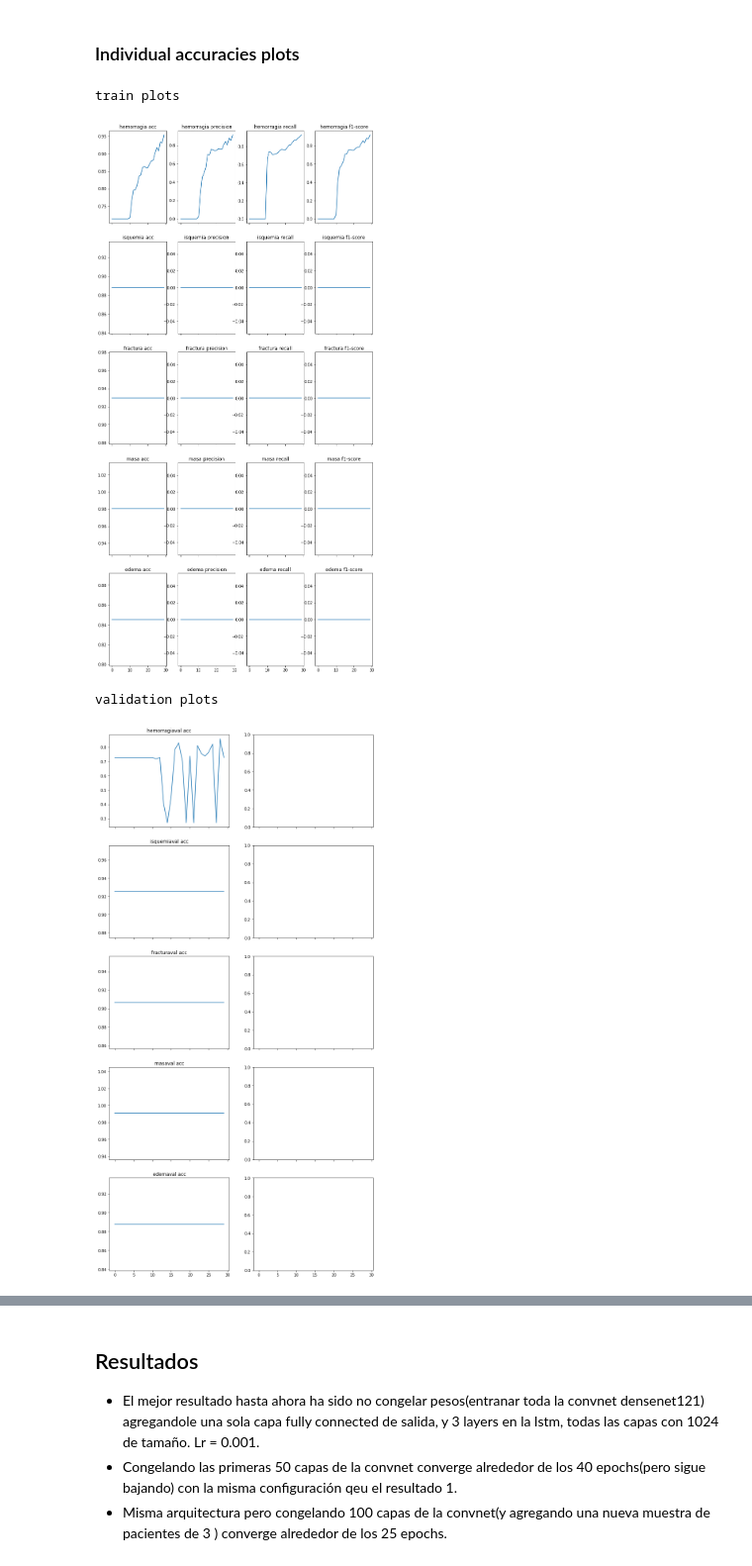
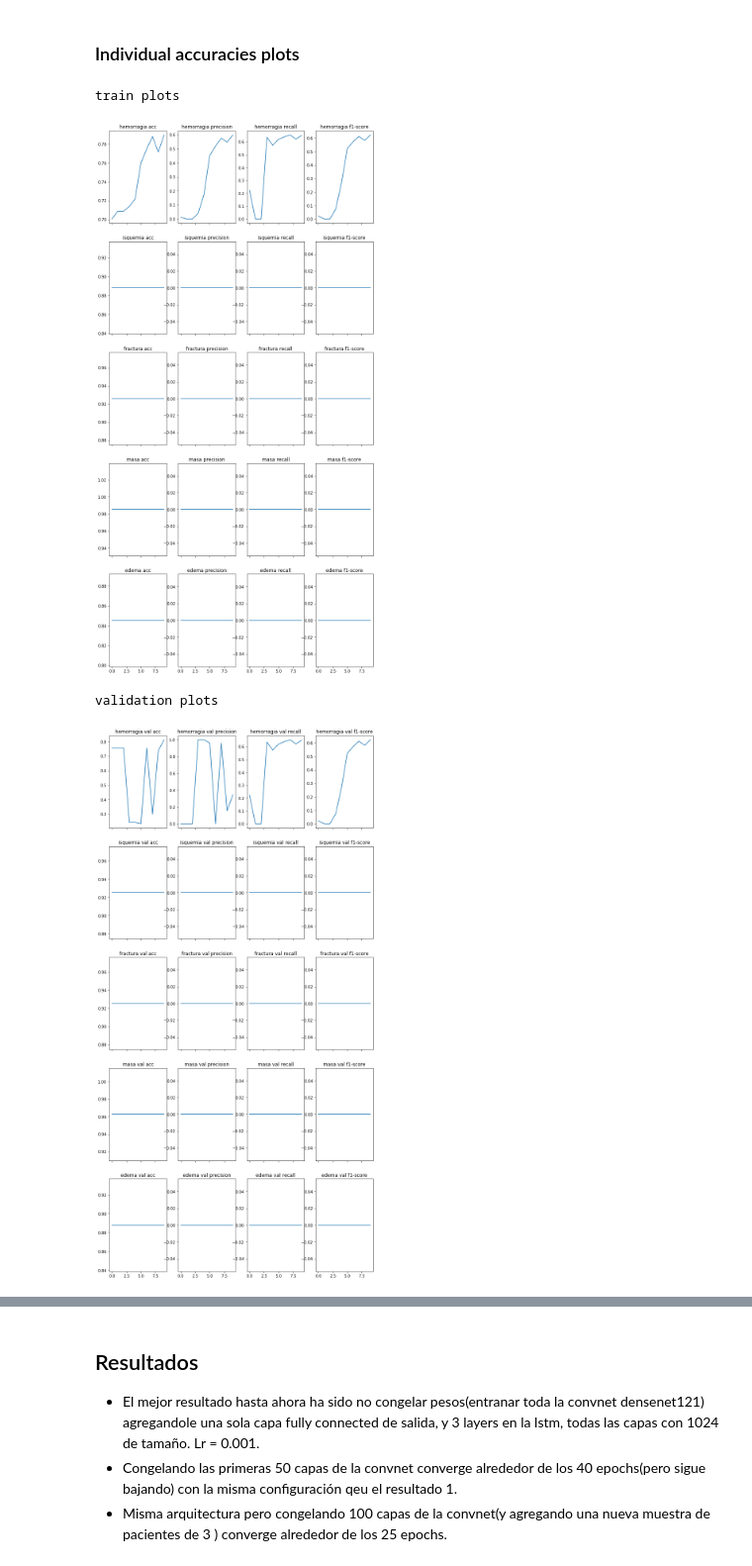
Before and after one commit to llealgt/postgrado_especializacion_investigacion_cientifica, a Jupyter notebook: proyecto/codigo/prototipos.ipynb, the cells around one changed output, grey strips where cells are left out. Shown at 99% size. Saved outputs shown, nothing was run; the diff lists cells and outputs as text; code cells hidden in the pictures.

Commit message:
Added random rotation and validation metrics charts

```diff
--- a/proyecto/codigo/prototipos.ipynb
+++ b/proyecto/codigo/prototipos.ipynb
@@ -560,12 +569,16 @@ optimizer = optim.Adam(model.parameters(),lr=0.00030)
 total_accuracies  = []
 val_total_accuracies  = []
 total_f1_accuracies = []
+val_total_f1_accuracies = []
 total_losses = []
 individual_accuracies = []
 val_individual_accuracies = []
 individual_f1_accuracies = []
+val_individual_f1_accuracies = []
 # %%
 individual_precisions = []
+val_individual_precisions = []
 individual_recalls = []
+val_individual_recalls = []
 # %%
-EPOCHS = 30
+EPOCHS = 10
@@ -752,7 +765,7 @@ for epoch in range(EPOCHS):
             imagen_paciente =  np.expand_dims(imagenes_paciente[indice],2)
             imagen_paciente =  np.repeat(imagen_paciente,3,axis=2)
 
-            tensor_imagen_paciente =  train_data_transforms(imagen_paciente).unsqueeze(0).to(device)
+            tensor_imagen_paciente =  val_data_transforms(imagen_paciente).unsqueeze(0).to(device)
 
 
             #print("Alimentando paciente {} e imagen {} al modelo".format(paciente,indice),imagen_paciente.shape)
@@ -770,14 +783,27 @@ for epoch in range(EPOCHS):
         val_real_values.append(vector_diagnostico_paciente[0])
 
 
-    accuracies,average_accuracy = calc_score(np.array(val_predictions),np.array(val_real_values),accuracy_score)
-    val_total_accuracies.append(average_accuracy)
-    val_individual_accuracies.append(accuracies)
-    print("Epoch {}: individual accs:[{}] avg accuracy {} loss:{}".format(epoch,accuracies,average_accuracy,epoch_avg_loss))
+    val_accuracies,val_average_accuracy = calc_score(np.array(val_predictions),np.array(val_real_values),accuracy_score)
+    val_precision_accs,val_average_prec_acc = calc_score(np.array(val_predictions),np.array(val_real_values),precision_score)
+    val_recall_accs,val_average_recall_acc = calc_score(np.array(epoch_predictions),np.array(epoch_real_values),recall_score)
+    val_f1_accs,val_average_f1_acc = calc_score(np.array(epoch_predictions),np.array(epoch_real_values),f1_score)
+
+    val_total_accuracies.append(val_average_accuracy)
+    val_individual_accuracies.append(val_accuracies)
+    val_individual_precisions.append(val_precision_accs)
+    val_individual_recalls.append(val_recall_accs)
+    val_individual_f1_accuracies.append(val_f1_accs)
+    print("Epoch {}:individual accs:[{}] avg accuracy {:.3f} loss:{:.3f} avg val acc:{:.3f}".format(epoch,
+                                                                                                        np.around(accuracies,decimals=3),
+                                                                                                        average_accuracy,epoch_avg_loss,
+                                                                                                        val_average_accuracy))
 
 individual_accuracies_tensor = np.asarray(individual_accuracies)
 val_individual_accuracies_tensor = np.asarray(val_individual_accuracies)
 individual_precisions_tensor = np.asarray(individual_precisions)
 individual_recalls_tensor = np.asarray(individual_recalls)
 individual_f1_accuracies_tensor = np.asarray(individual_f1_accuracies)
+val_individual_precisions_tensor = np.asarray(val_individual_precisions)
+val_individual_recalls_tensor = np.asarray(val_individual_recalls)
+val_individual_f1_accuracies_tensor = np.asarray(val_individual_f1_accuracies)
 # %% [output]
@@ -845,40 +853,40 @@ print("train plots")
 for i in range(number_of_plots):
     plots[i,0].plot(individual_accuracies_tensor[:,i])
     plots[i,0].set_title(nombres_diagnosticos[i]+ " acc")
 
     plots[i,1].plot(individual_precisions_tensor[:,i])
     plots[i,1].set_title(nombres_diagnosticos[i]+" precision")
 
     plots[i,2].plot(individual_recalls_tensor[:,i])
     plots[i,2].set_title(nombres_diagnosticos[i]+" recall")
 
     plots[i,3].plot(individual_f1_accuracies_tensor[:,i])
     plots[i,3].set_title(nombres_diagnosticos[i]+" f1-score")
 
 
 plt.show()
 print("validation plots")
 number_of_plots =  individual_accuracies_tensor.shape[1]
-f,plots = plt.subplots(number_of_plots,2,sharex=True,figsize= (12,25))
+f,plots = plt.subplots(number_of_plots,4,sharex=True,figsize= (12,25))
 
 for i in range(number_of_plots):
     plots[i,0].plot(val_individual_accuracies_tensor[:,i])
-    plots[i,0].set_title(nombres_diagnosticos[i]+ "val acc")
+    plots[i,0].set_title(nombres_diagnosticos[i]+ " val acc")
 
-    #plots[i,1].plot(individual_precisions_tensor[:,i])
-    #plots[i,1].set_title(nombres_diagnosticos[i]+" precision")
+    plots[i,1].plot(val_individual_precisions_tensor[:,i])
+    plots[i,1].set_title(nombres_diagnosticos[i]+" val precision")
 
-    #plots[i,2].plot(individual_recalls_tensor[:,i])
-    #plots[i,2].set_title(nombres_diagnosticos[i]+" recall")
+    plots[i,2].plot(val_individual_recalls_tensor[:,i])
+    plots[i,2].set_title(nombres_diagnosticos[i]+" val recall")
 
-    #plots[i,3].plot(individual_f1_accuracies_tensor[:,i])
-    #plots[i,3].set_title(nombres_diagnosticos[i]+" f1-score")
+    plots[i,3].plot(val_individual_f1_accuracies_tensor[:,i])
+    plots[i,3].set_title(nombres_diagnosticos[i]+" val f1-score")
 
 
 
 plt.show()
 # %% [output]
 train plots
-[figure, old version]
+[figure, new version]
 validation plots
-[figure, old version]
+[figure, new version]
```
Also changed, not shown: parts of 11 cells of this notebook.
